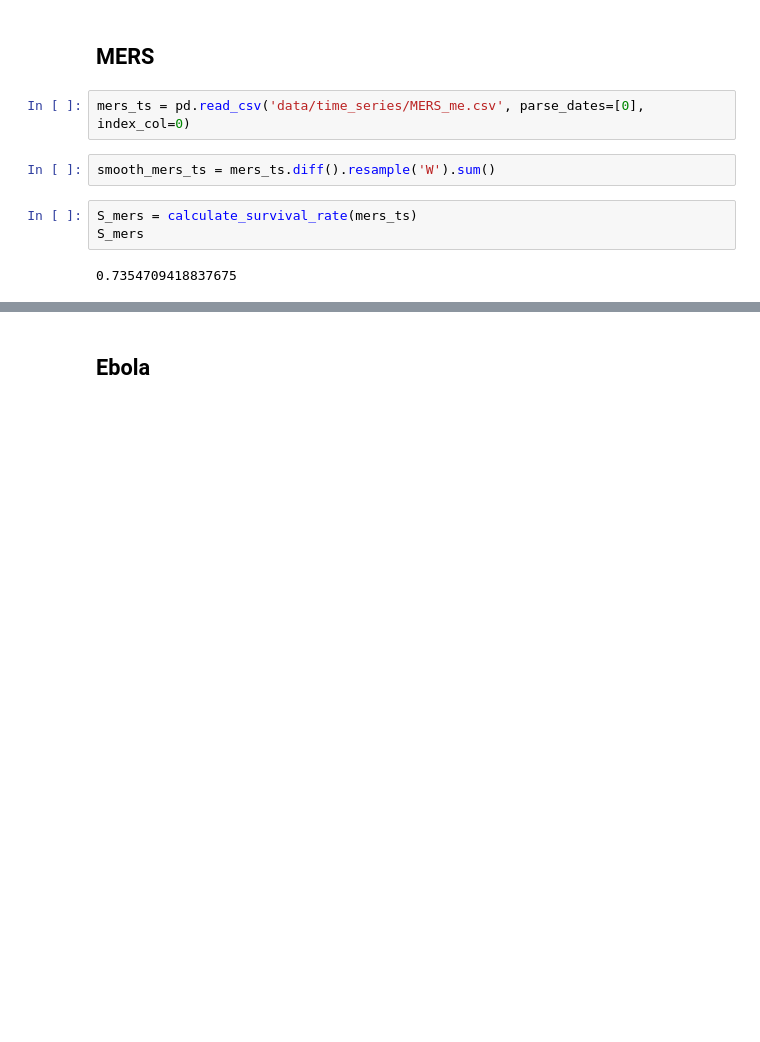
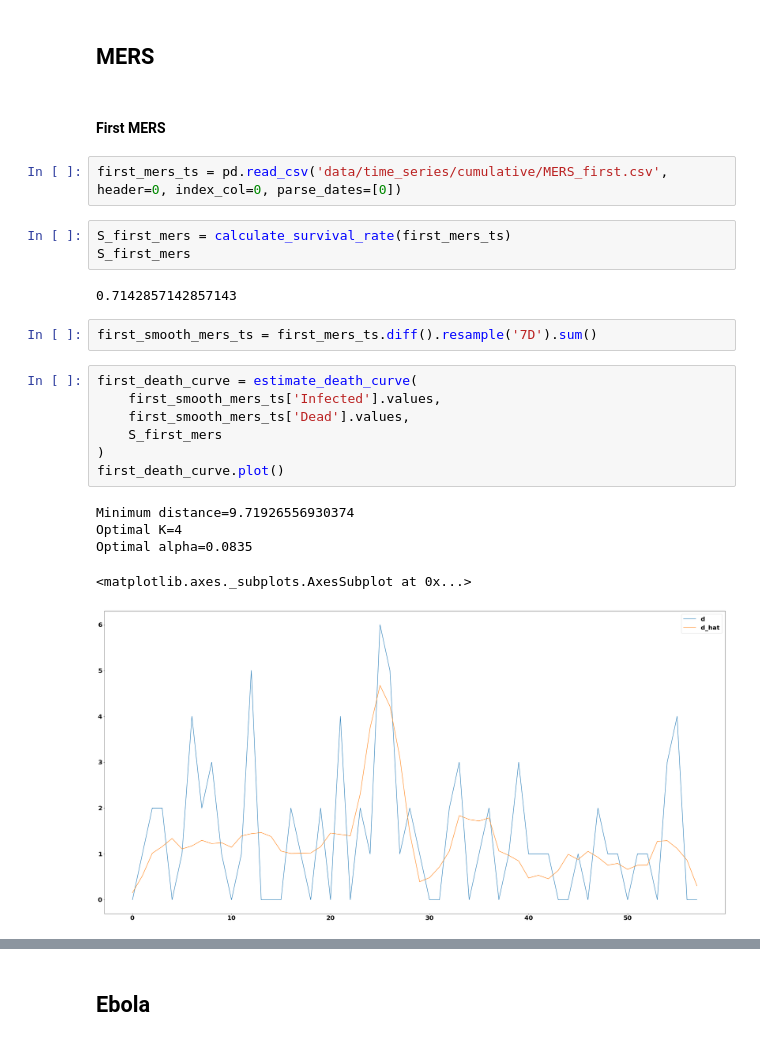
Before and after one commit to Thopiax/pydemic, a Jupyter notebook: analysis.ipynb, the cells around one changed output, grey strips where cells are left out. Saved outputs shown, nothing was run; the diff lists cells and outputs as text; blank space fills up the shorter version.

```diff
--- a/analysis.ipynb
+++ b/analysis.ipynb
@@ -195,11 +215,26 @@ See the caveats in the documentation: http://pandas.pydata.org/pandas-docs/stabl
 # %% [markdown]
 ## MERS
+# %% [markdown]
+#### First MERS
 # %%
-mers_ts = pd.read_csv('data/time_series/MERS_me.csv', parse_dates=[0], index_col=0)
+first_mers_ts = pd.read_csv('data/time_series/cumulative/MERS_first.csv', header=0, index_col=0, parse_dates=[0])
+# %%
+S_first_mers = calculate_survival_rate(first_mers_ts)
+S_first_mers
+# %% [output]
+0.7142857142857143
 # %%
-smooth_mers_ts = mers_ts.diff().resample('W').sum()
+first_smooth_mers_ts = first_mers_ts.diff().resample('7D').sum()
-# %%
-S_mers = calculate_survival_rate(mers_ts)
-S_mers
-# %% [output]
-0.7354709418837675
+# %%
+first_death_curve = estimate_death_curve(
+    first_smooth_mers_ts['Infected'].values,
+    first_smooth_mers_ts['Dead'].values,
+    S_first_mers
+)
+first_death_curve.plot()
+# %% [output]
+Minimum distance=9.71926556930374
+Optimal K=4
+Optimal alpha=0.0835
+<matplotlib.axes._subplots.AxesSubplot at 0x...>
+[figure, added]
```
Also changed, not shown: parts of 37 cells of this notebook, 14 other files.
